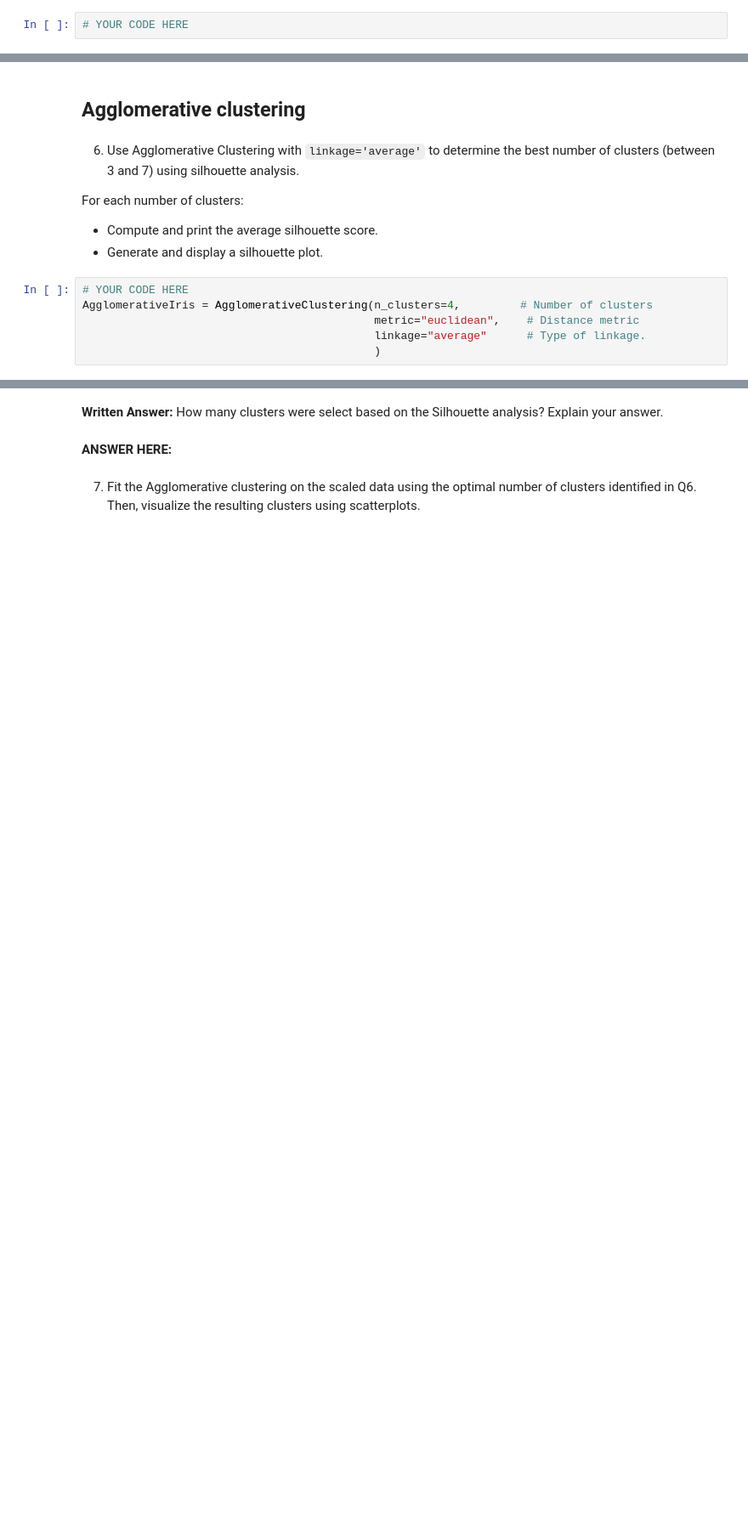
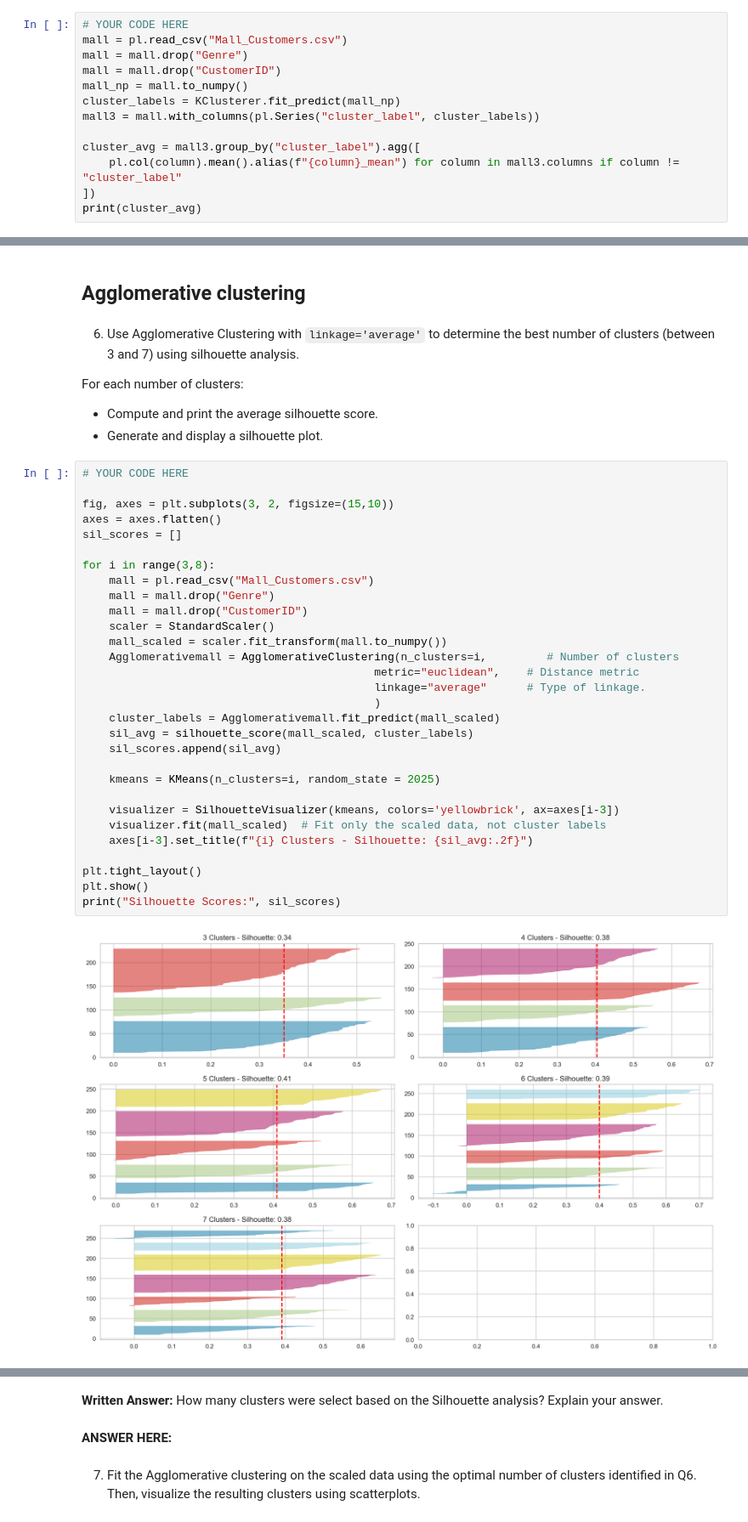
Before and after one commit to andytyuan2/DATASCI-3000, a Jupyter notebook: Assignment 8 - Clean.ipynb, the cells around one changed output, grey strips where cells are left out. Shown at 85% size. Saved outputs shown, nothing was run; the diff lists cells and outputs as text; blank space fills up the shorter version.

```diff
--- a/Assignment 8 - Clean.ipynb
+++ b/Assignment 8 - Clean.ipynb
@@ -180,3 +180,14 @@ plt.show()
 5. The objective of any cluster analysis over customer data is to create a reasonable segmentation of your customers. Using the clusters from Q4, create a table showing the average values per variable (Age, Annual income, and Spending scores) for each cluster. Use the original, non-scaled variables. Interpret the characteristics of each cluster by analyzing their defining features, such as whether they represent high-income spenders, budget-conscious customers, or younger versus older groups.
 # %%
 # YOUR CODE HERE
+mall = pl.read_csv("Mall_Customers.csv")
+mall = mall.drop("Genre")
+mall = mall.drop("CustomerID")
+mall_np = mall.to_numpy()
+cluster_labels = KClusterer.fit_predict(mall_np)
+mall3 = mall.with_columns(pl.Series("cluster_label", cluster_labels))
+
+cluster_avg = mall3.group_by("cluster_label").agg([
+    pl.col(column).mean().alias(f"{column}_mean") for column in mall3.columns if column != "cluster_label"
+])
+print(cluster_avg)
@@ -193,7 +216,33 @@ For each number of clusters:
 - Generate and display a silhouette plot.
 # %%
 # YOUR CODE HERE
-AgglomerativeIris = AgglomerativeClustering(n_clusters=4,         # Number of clusters
+
+fig, axes = plt.subplots(3, 2, figsize=(15,10))
+axes = axes.flatten()
+sil_scores = []
+
+for i in range(3,8):
+    mall = pl.read_csv("Mall_Customers.csv")
+    mall = mall.drop("Genre")
+    mall = mall.drop("CustomerID")
+    scaler = StandardScaler()
+    mall_scaled = scaler.fit_transform(mall.to_numpy())
+    Agglomerativemall = AgglomerativeClustering(n_clusters=i,         # Number of clusters
                                             metric="euclidean",    # Distance metric
                                             linkage="average"      # Type of linkage.
                                             )
+    cluster_labels = Agglomerativemall.fit_predict(mall_scaled)
+    sil_avg = silhouette_score(mall_scaled, cluster_labels)
+    sil_scores.append(sil_avg)
+
+    kmeans = KMeans(n_clusters=i, random_state = 2025)
+
+    visualizer = SilhouetteVisualizer(kmeans, colors='yellowbrick', ax=axes[i-3])
+    visualizer.fit(mall_scaled)  # Fit only the scaled data, not cluster labels
+    axes[i-3].set_title(f"{i} Clusters - Silhouette: {sil_avg:.2f}")
+
+plt.tight_layout()
+plt.show()
+print("Silhouette Scores:", sil_scores)
+# %% [output]
+[figure, added]
```
Also changed, not shown: parts of 4 cells of this notebook.
